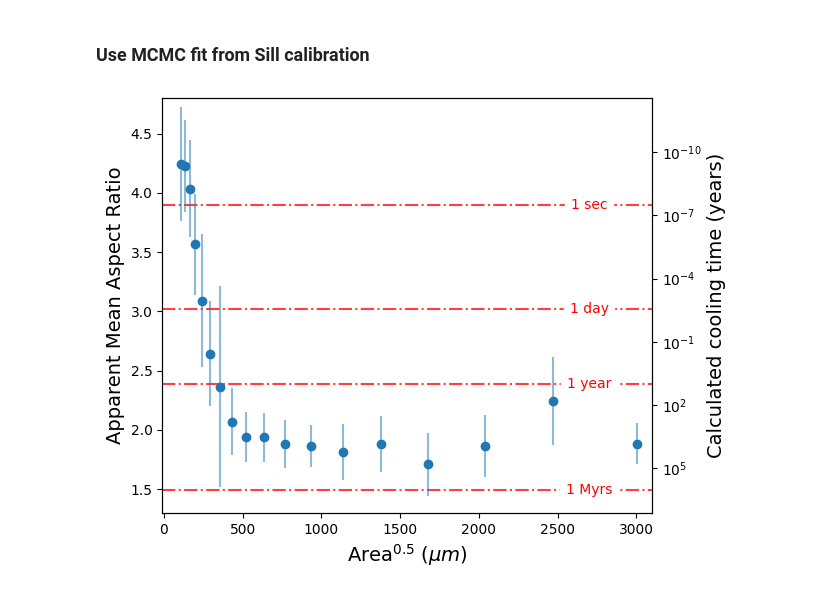
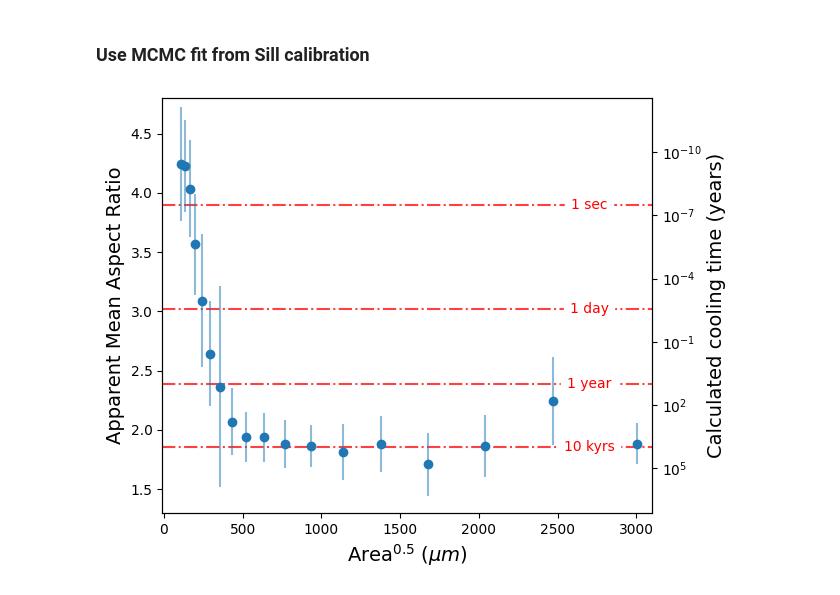
Before and after one commit to norberttoth398/PlagDetect, a Jupyter notebook: docs/examples/Skuggafjoll_analysis.ipynb, the cells around one changed output. Saved outputs shown, nothing was run; the diff lists cells and outputs as text; code cells hidden in the pictures.

```diff
--- a/docs/examples/Skuggafjoll_analysis.ipynb
+++ b/docs/examples/Skuggafjoll_analysis.ipynb
@@ -267,30 +267,30 @@ for item in binned_ar:
 # %%
 fig, ax = plt.subplots(1,1,figsize=(6.5, 5))
 
 error_kwargs = {"zorder":10}
 l_kwargs = {"zorder":0}
 ax.set_ylabel("Apparent Mean Aspect Ratio", color = 'k', size = 14)
 
 axt = ax.twinx()
 axt.plot(tex_centres[index][:max_len], 10**np.asarray(binned_mean), 'o',**scatter_kwargs)
 axt.errorbar(tex_centres[index][:max_len], 10**np.asarray(binned_mean), yerr =[10**np.asarray(binned_mean) - 10**(np.asarray(binned_mean)-np.asarray(binned_std)),
                                                                                10**(np.asarray(binned_mean)+np.asarray(binned_std)) - 10**np.asarray(binned_mean)],
                                                                                  fmt = 'none', alpha = 0.5, **error_kwargs)
 axt.set_ylabel("Calculated cooling time (years)", color = "k", size = 14)
 ax.set_xlabel(r"Area$^{0.5}$ ($\mu m$)", size = 14)
 axt.set_yscale("log")
-axt.hlines(10**6,-10, 3100, 'r', linestyle = '-.', alpha = 0.75 , **l_kwargs)
-axt.text(2700, 10**6, '1 Myrs', fontsize=10, va='center', ha='center', backgroundcolor='w', c = 'r')
+axt.hlines(10**4,-10, 3100, 'r', linestyle = '-.', alpha = 0.75 , **l_kwargs)
+axt.text(2700, 10**4, '10 kyrs', fontsize=10, va='center', ha='center', backgroundcolor='w', c = 'r')
 axt.hlines(10**1,-10, 3100, 'r', linestyle = '-.' , alpha = 0.75 , **l_kwargs)
 axt.text(2700, 10**1, '1 year', fontsize=10, va='center', ha='center', backgroundcolor='w', c = 'r')
 axt.hlines(1/365.25,-10, 3100, 'r', linestyle = '-.' , alpha = 0.75, **l_kwargs )
 axt.text(2700, 1/365.25, '1 day', fontsize=10, va='center', ha='center', backgroundcolor='w', c = 'r')
 axt.hlines(1/(365.25*24*3600),-10, 3100, 'r', linestyle = '-.' , alpha = 0.75, **l_kwargs )
 axt.text(2700, 1/(365.25*24*3600), '1 sec', fontsize=10, va='center', ha='center', backgroundcolor='w', c = 'r')
 ax.set_xlim([-10, 3100])
 ax.set_ylim([1.3,4.8])
 axt.set_ylim([10**(1.3*m_best + c_best), 10**(4.8*m_best+c_best)])
 fig.tight_layout()
 fig.savefig("aspect_ratio_timescales_skug.png", dpi =500)
 # %% [output]
-[figure, old version]
+[figure, new version]
```
Also changed, not shown: parts of 1 cell of this notebook, 11 other files.
